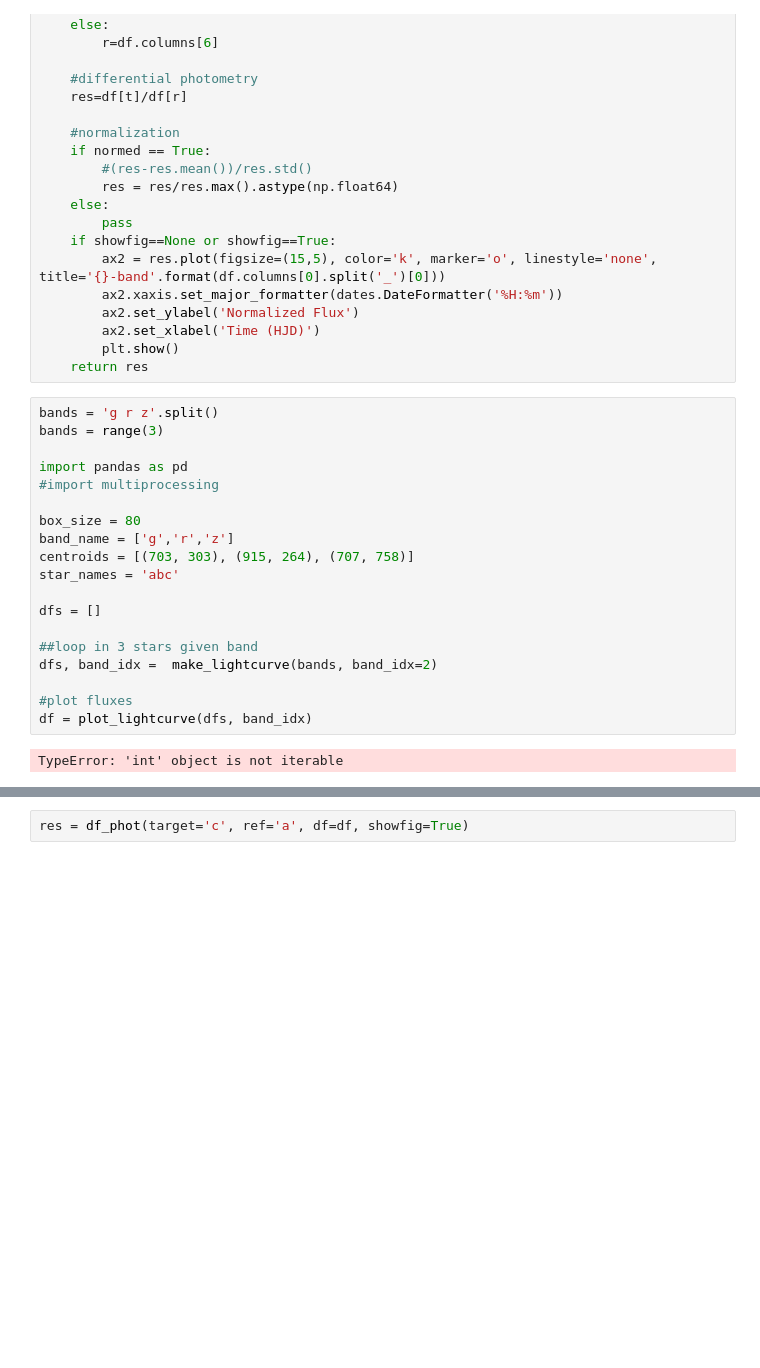
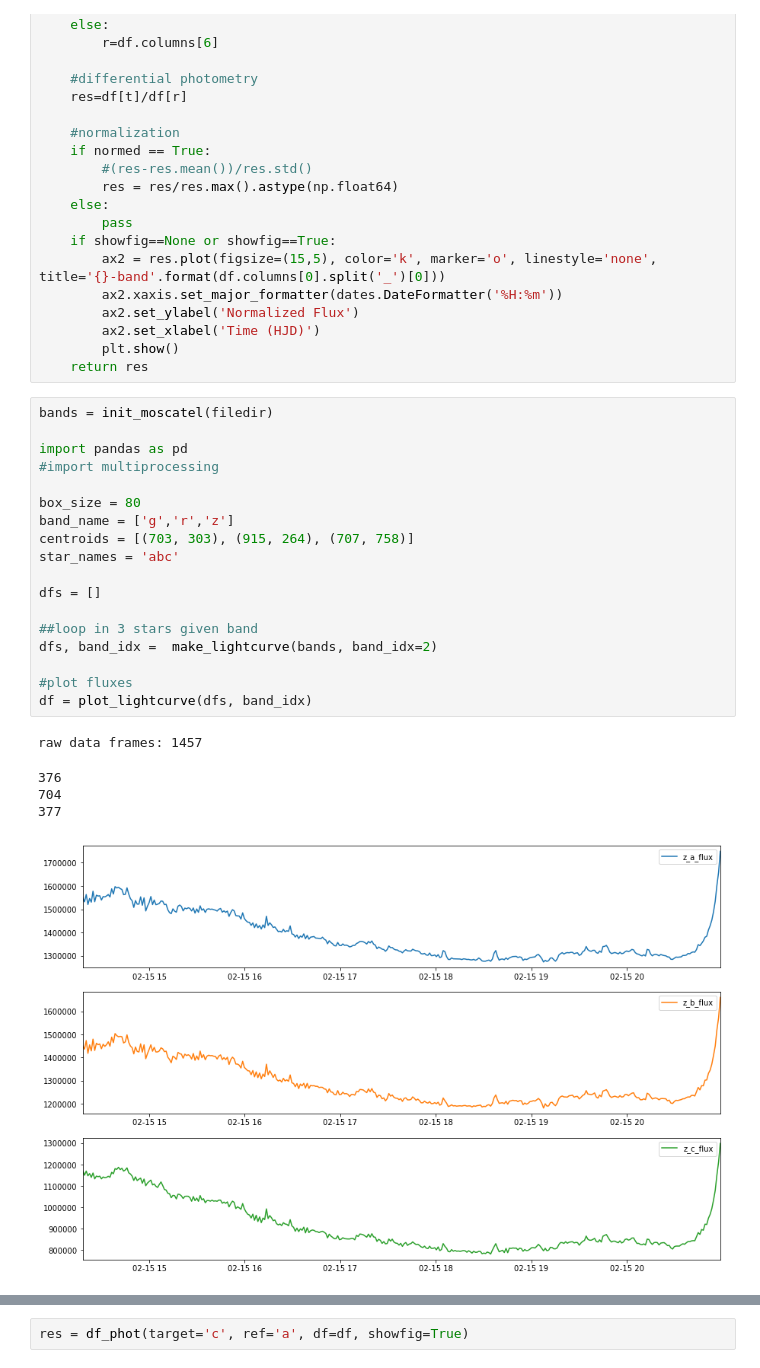
Before and after one commit to jpdeleon/moscatel, a Jupyter notebook: notebook/lightcurve-2.0.ipynb, the cells around one changed output, grey strips where cells are left out. Drawn from its saved outputs; the diff is of its cells as text; blank space fills up the shorter version.

```diff
--- a/notebook/lightcurve-2.0.ipynb
+++ b/notebook/lightcurve-2.0.ipynb
@@ -202,25 +198,28 @@ def df_phot(target, ref, df, normed, showfig=None):
         plt.show()
     return res
 # %%
-bands = 'g r z'.split()
-bands = range(3)
+bands = init_moscatel(filedir)
 
 import pandas as pd
 #import multiprocessing
 
 box_size = 80
 band_name = ['g','r','z']
 centroids = [(703, 303), (915, 264), (707, 758)]
 star_names = 'abc'
 
 dfs = []
 
 ##loop in 3 stars given band
 dfs, band_idx =  make_lightcurve(bands, band_idx=2)
 
 #plot fluxes
 df = plot_lightcurve(dfs, band_idx)
 # %% [output]
-TypeError: 'int' object is not iterable
+raw data frames: 1457
+376
+704
+377
+[figure, added]
 # %%
 #differential photometry
```
Also changed, not shown: parts of 6 cells of this notebook, 8 other files.
